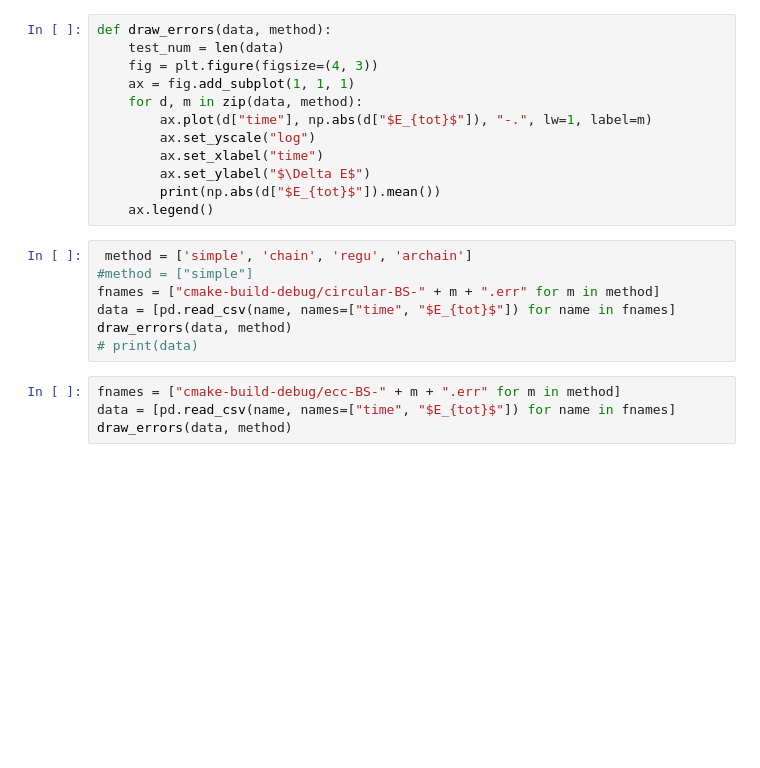
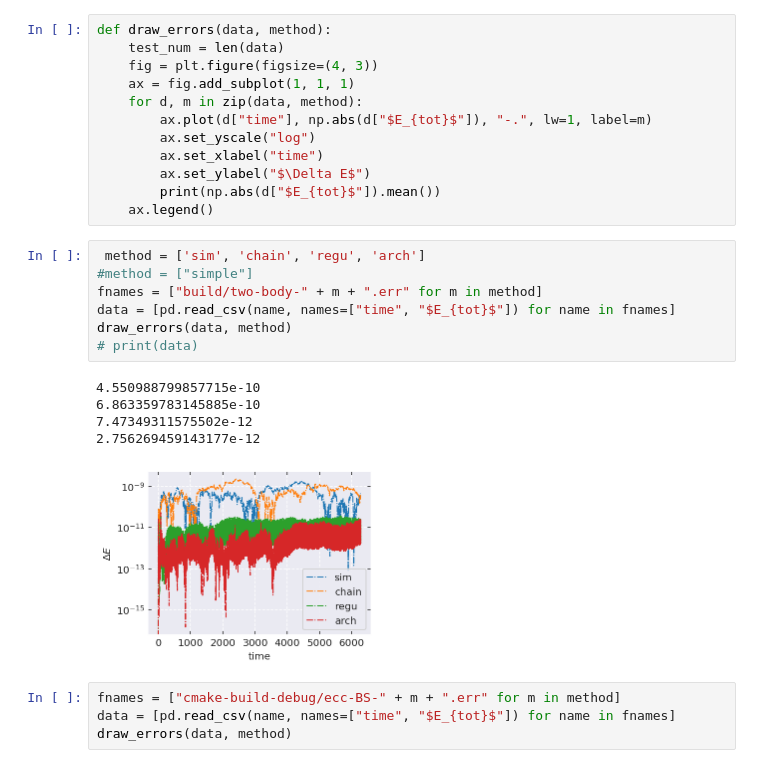
Before and after one commit to YihanWangAstro/SpaceHub, a Jupyter notebook: draw.ipynb, the cells around one changed output. Cells and saved outputs as stored; diff of their text form; blank space fills up the shorter version.

```diff
--- a/draw.ipynb
+++ b/draw.ipynb
@@ -71,12 +71,18 @@ def draw_errors(data, method):
         print(np.abs(d["$E_{tot}$"]).mean())
     ax.legend()
 # %%
- method = ['simple', 'chain', 'regu', 'archain']
+ method = ['sim', 'chain', 'regu', 'arch']
 #method = ["simple"]
-fnames = ["cmake-build-debug/circular-BS-" + m + ".err" for m in method]
+fnames = ["build/two-body-" + m + ".err" for m in method]
 data = [pd.read_csv(name, names=["time", "$E_{tot}$"]) for name in fnames]
 draw_errors(data, method)
 # print(data)
+# %% [output]
+4.550988799857715e-10
+6.863359783145885e-10
+7.47349311575502e-12
+2.756269459143177e-12
+[figure, added]
 # %%
 fnames = ["cmake-build-debug/ecc-BS-" + m + ".err" for m in method]
 data = [pd.read_csv(name, names=["time", "$E_{tot}$"]) for name in fnames]
```
Also changed, not shown: parts of 1 cell of this notebook, 3 other files.
